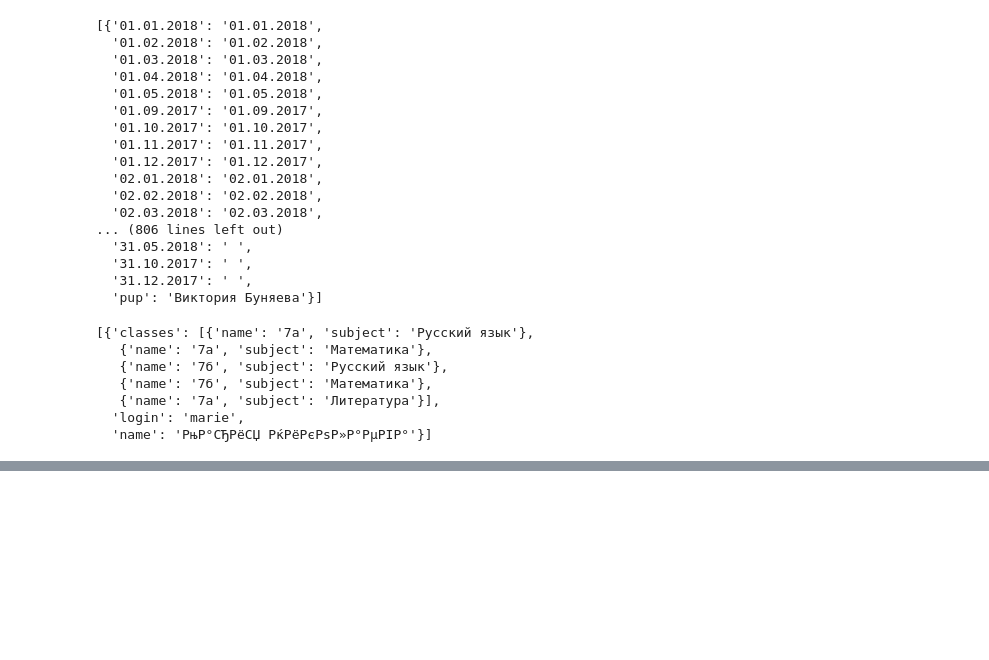
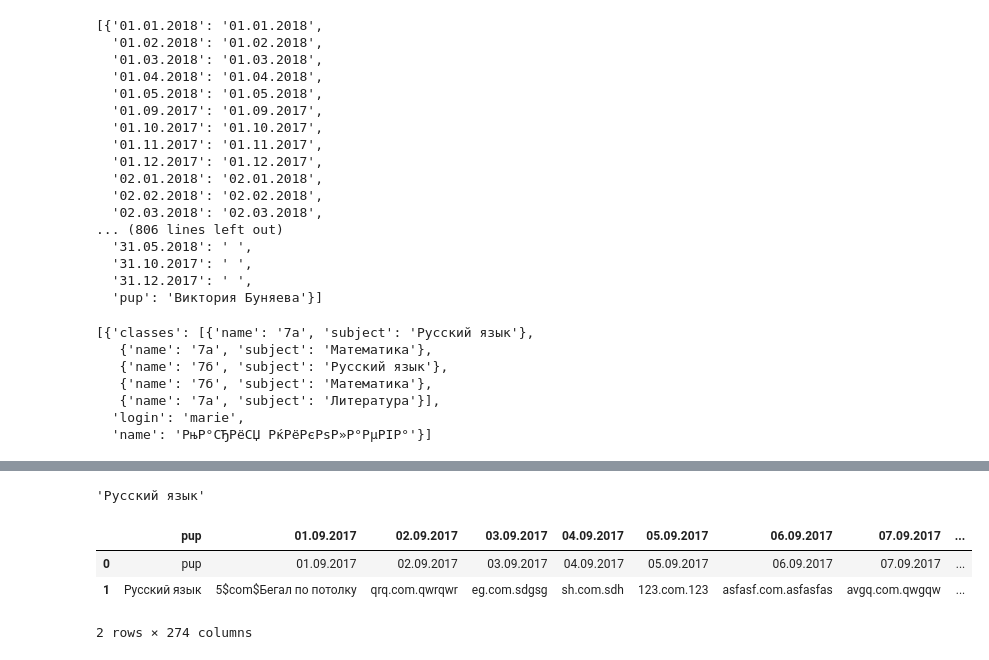
Before and after one commit to vikiwai/eleschorg, a Jupyter notebook: flask/Untitled.ipynb, the cells around one changed output, grey strips where cells are left out. Cells and saved outputs as stored; diff of their text form; code cells hidden in the pictures; blank space fills up the shorter version.

Commit message:
Add journal to pupil

```diff
--- a/flask/Untitled.ipynb
+++ b/flask/Untitled.ipynb
@@ -108,0 +118,24 @@ u[0]['teachers']
+# %%
+names[0][:len(names[0])-4:]
+# %% [output]
+'Русский язык'
+# %%
+pupil = u'Мамонтов Александр'
+# %%
+dfpup = pd.read_csv('example.csv')
+# %%
+s = dfpup.columns
+dfpup.loc[len(dfpup)] = s
+# %%
+for sub in names:
+    temp = pd.read_csv(pyt+sub)
+    row = temp[temp['pup']==pupil]
+    row.iloc[0]['pup'] = sub[:len(sub)-4:]
+    dfpup = pd.concat([dfpup,row])
+# %%
+dfpup
+# %% [output]
+|  | pup | 01.09.2017 | 02.09.2017 | 03.09.2017 | 04.09.2017 | 05.09.2017 | 06.09.2017 | 07.09.2017 | ... |
+| 0 | pup | 01.09.2017 | 02.09.2017 | 03.09.2017 | 04.09.2017 | 05.09.2017 | 06.09.2017 | 07.09.2017 | ... |
+| 1 | Русский язык | 5$com$Бегал по потолку | qrq.com.qwrqwr | eg.com.sdgsg | sh.com.sdh | 123.com.123 | asfasf.com.asfasfas | avgq.com.qwgqw | ... |
+2 rows × 274 columns
```
Also changed, not shown: parts of 3 cells of this notebook, 4 other files.
